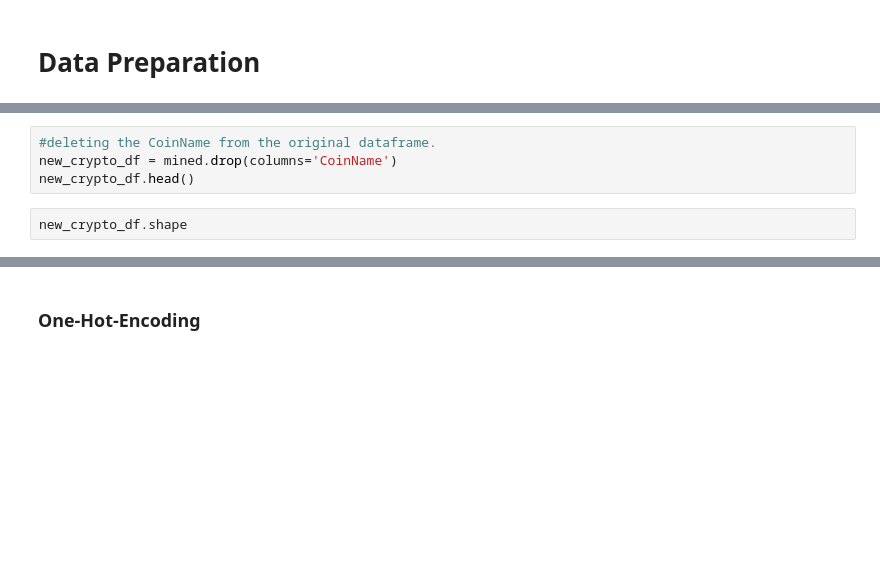
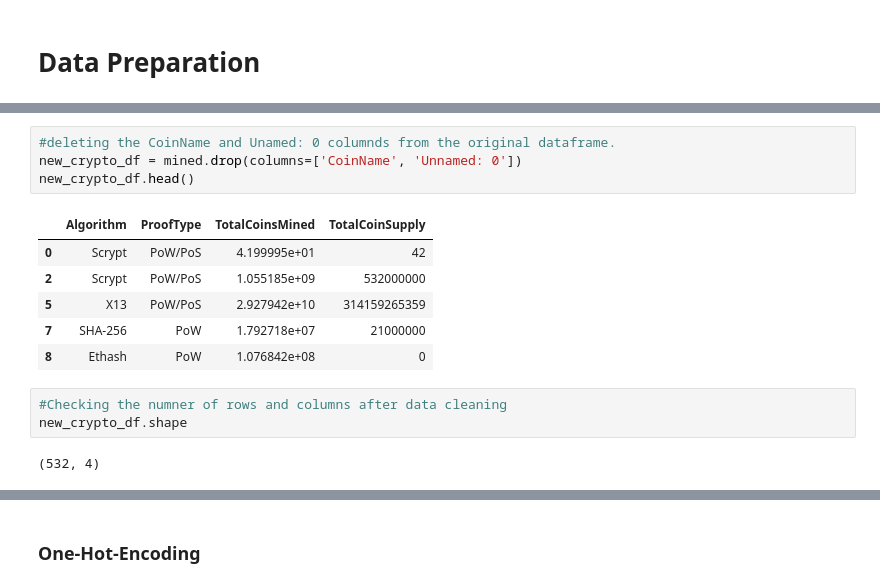
Before and after one commit to DominikaRzez/Cryptocurrency_Classifier, a Jupyter notebook: Cryptocurrency_classifier.ipynb, the cells around one changed output, grey strips where cells are left out. Cells and saved outputs as stored; diff of their text form; blank space fills up the shorter version.

```diff
--- a/Cryptocurrency_classifier.ipynb
+++ b/Cryptocurrency_classifier.ipynb
@@ -30,6 +46,16 @@ mined.shape
 # %%
-#deleting the CoinName from the original dataframe.
-new_crypto_df = mined.drop(columns='CoinName')
+#deleting the CoinName and Unamed: 0 columnds from the original dataframe.
+new_crypto_df = mined.drop(columns=['CoinName', 'Unnamed: 0'])
 new_crypto_df.head()
+# %% [output]
+|  | Algorithm | ProofType | TotalCoinsMined | TotalCoinSupply |
+| 0 | Scrypt | PoW/PoS | 4.199995e+01 | 42 |
+| 2 | Scrypt | PoW/PoS | 1.055185e+09 | 532000000 |
+| 5 | X13 | PoW/PoS | 2.927942e+10 | 314159265359 |
+| 7 | SHA-256 | PoW | 1.792718e+07 | 21000000 |
+| 8 | Ethash | PoW | 1.076842e+08 | 0 |
 # %%
+#Checking the numner of rows and columns after data cleaning
 new_crypto_df.shape
+# %% [output]
+(532, 4)
```
Also changed, not shown: parts of 26 cells of this notebook.
